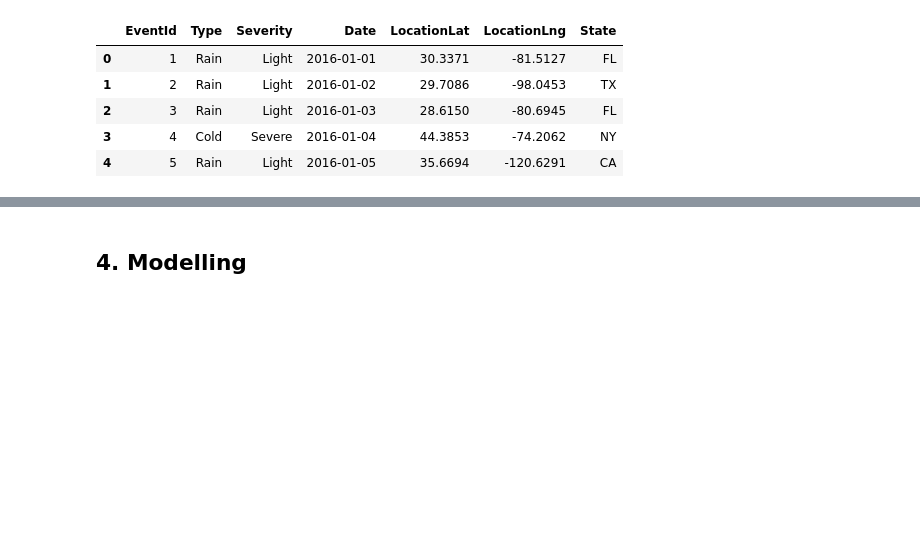
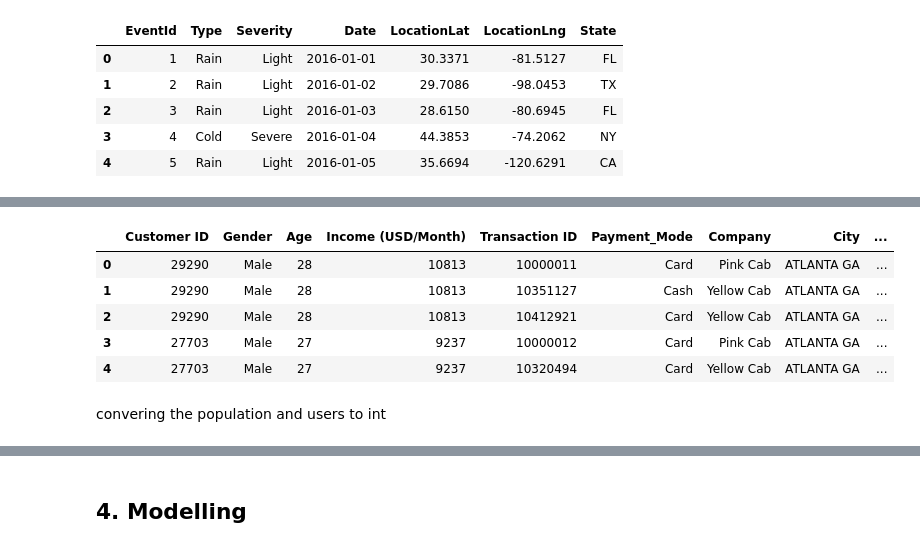
Before and after one commit to Ruoro/G2M_INSIGHTS, a Jupyter notebook: G2M_Insight.ipynb, the cells around one changed output, grey strips where cells are left out. Saved outputs shown, nothing was run; the diff lists cells and outputs as text; code cells hidden in the pictures; blank space fills up the shorter version.

```diff
--- a/G2M_Insight.ipynb
+++ b/G2M_Insight.ipynb
@@ -308,0 +502,4 @@ weather.head()
+# %%
+# final merge
+df_final=second.merge(first, left_on="Date of Travel", right_on="Date",how='left')
+print(df_final.info())
@@ -308,0 +537,4 @@ weather.head()
+# %%
+# Separate the month and year columns
+df_final["Month"]=df_final["Date of Travel"].map(lambda x: x.month)
+df_final["Year"]=df_final["Date of Travel"].map(lambda x: x.year)
@@ -308,0 +558,14 @@ weather.head()
+# %%
+drop_cols=['EventId', 'Severity', 'LocationLat', 'LocationLng',"Date of Travel", 'Date', "State"]
+df_final.drop(columns=drop_cols, inplace=True)
+# %%
+df_final.head()
+# %% [output]
+|  | Customer ID | Gender | Age | Income (USD/Month) | Transaction ID | Payment_Mode | Company | City | ... |
+| 0 | 29290 | Male | 28 | 10813 | 10000011 | Card | Pink Cab | ATLANTA GA | ... |
+| 1 | 29290 | Male | 28 | 10813 | 10351127 | Cash | Yellow Cab | ATLANTA GA | ... |
+| 2 | 29290 | Male | 28 | 10813 | 10412921 | Card | Yellow Cab | ATLANTA GA | ... |
+| 3 | 27703 | Male | 27 | 9237 | 10000012 | Card | Pink Cab | ATLANTA GA | ... |
+| 4 | 27703 | Male | 27 | 9237 | 10320494 | Card | Yellow Cab | ATLANTA GA | ... |
+# %% [markdown]
+convering the population and users to int
```
Also changed, not shown: parts of 40 cells of this notebook.
